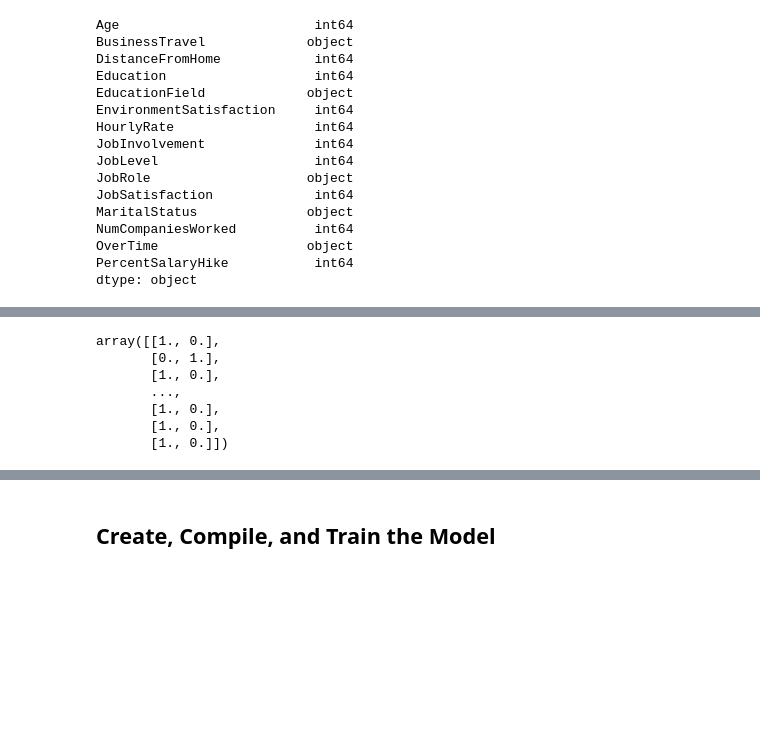
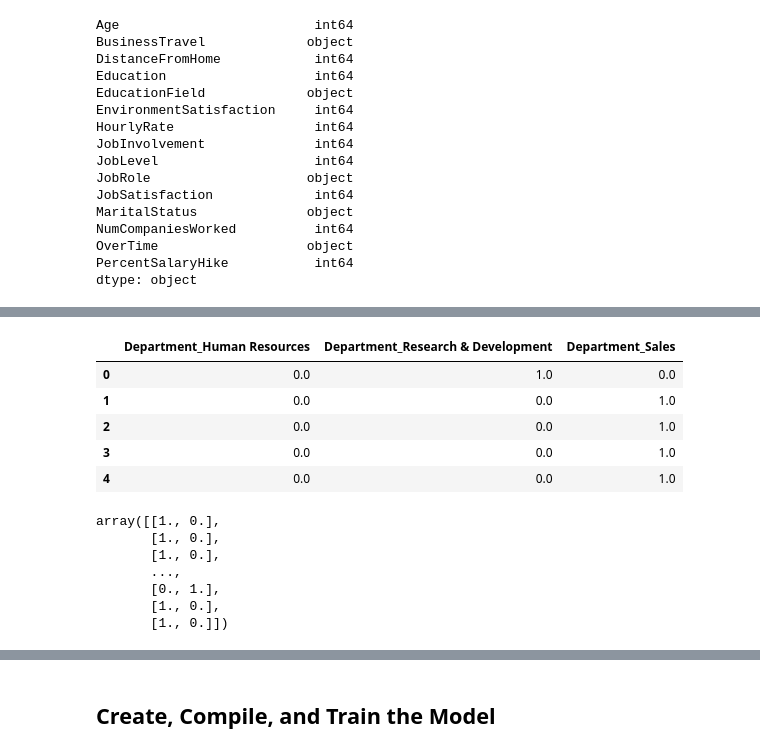
Before and after one commit to McPhersonTrk/neural-network-challenge-2, a Jupyter notebook: attrition.ipynb, the cells around one changed output, grey strips where cells are left out. Saved outputs shown, nothing was run; the diff lists cells and outputs as text; code cells hidden in the pictures; blank space fills up the shorter version.

```diff
--- a/attrition.ipynb
+++ b/attrition.ipynb
@@ -134,17 +244,31 @@ array([[0., 1., 0.],
+# %%
+# create a dataframe with the encoded "Department" data
+yD_encoded_train_df=pd.DataFrame(yD_encoded_train,columns=yD_encoder.get_feature_names_out())
+yD_encoded_test_df=pd.DataFrame(yD_encoded_test,columns=yD_encoder.get_feature_names_out())
+yD_encoded_train_df.head()
+# %% [output]
+|  | Department_Human Resources | Department_Research & Development | Department_Sales |
+| 0 | 0.0 | 1.0 | 0.0 |
+| 1 | 0.0 | 0.0 | 1.0 |
+| 2 | 0.0 | 0.0 | 1.0 |
+| 3 | 0.0 | 0.0 | 1.0 |
+| 4 | 0.0 | 0.0 | 1.0 |
 # %%
 # Create a OneHotEncoder for the Attrition column
-
-
+from sklearn.preprocessing import OneHotEncoder
+# Create a OneHotEncoder for the Department column
+yA_encoder = OneHotEncoder(sparse_output=False)
 # Fit the encoder to the training data
-
-
 # Create two new variables by applying the encoder
 # to the training and testing data
+yA_encoded_train= yA_encoder.fit_transform(y_train[['Attrition']])
+yA_encoded_test= yA_encoder.fit_transform(y_test[['Attrition']])
+yA_encoded_train
 # %% [output]
 array([[1., 0.],
+       [1., 0.],
+       [1., 0.],
+       ...,
        [0., 1.],
        [1., 0.],
-       ...,
-       [1., 0.],
-       [1., 0.],
        [1., 0.]])
```
Also changed, not shown: parts of 21 cells of this notebook, 1 other file.
